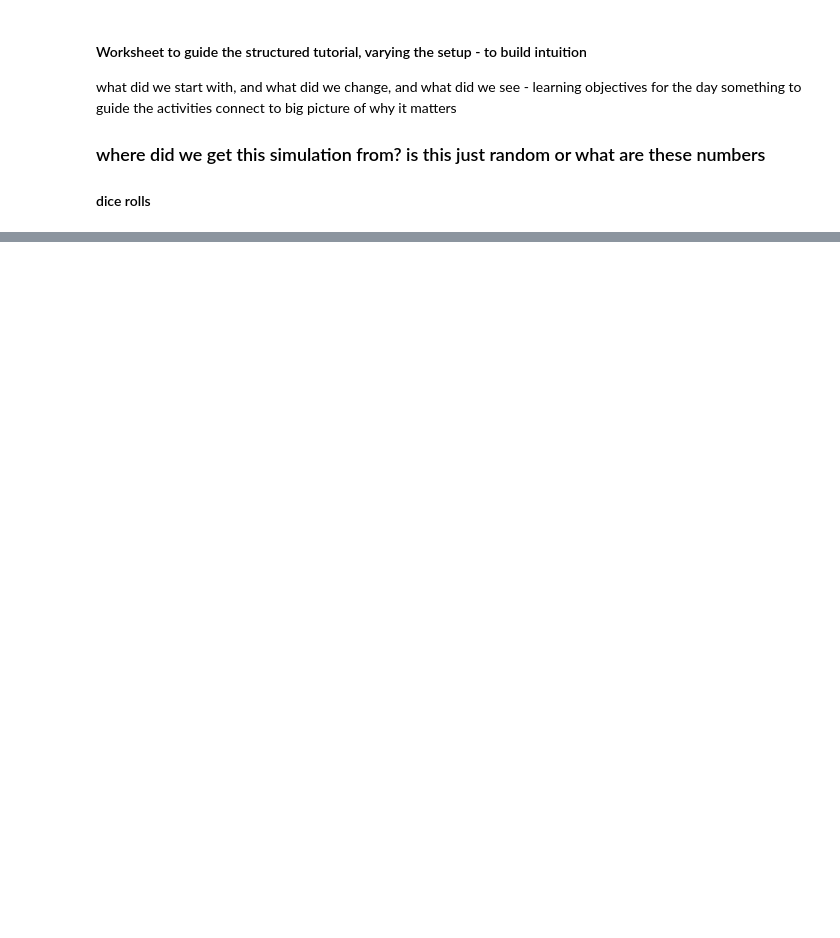
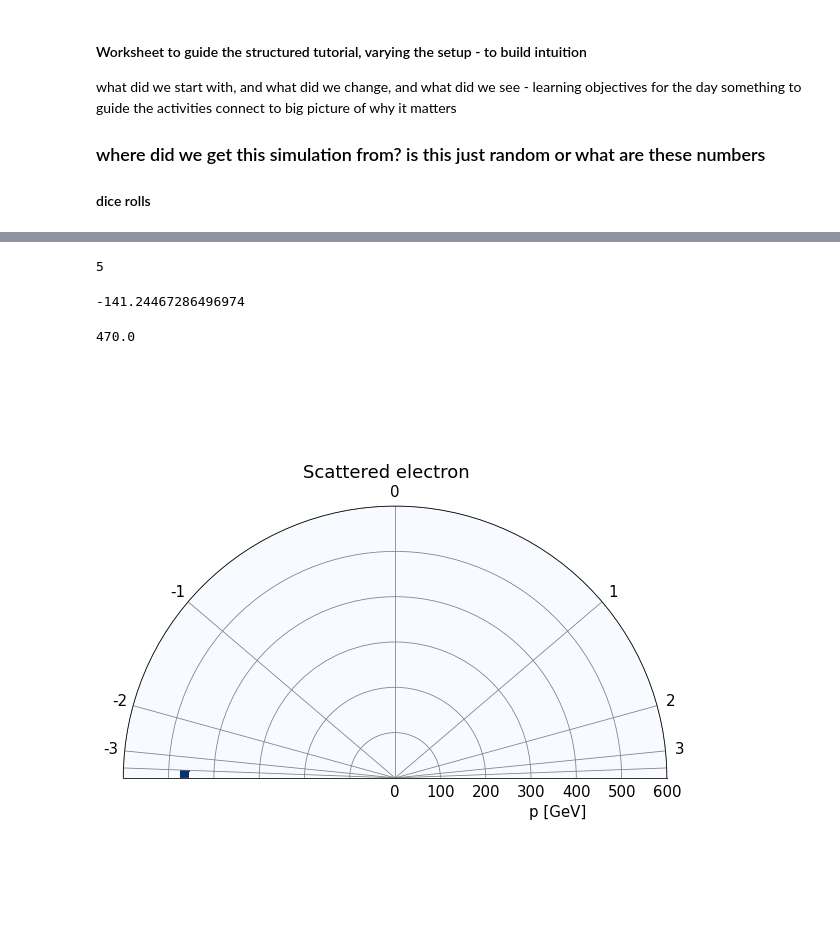
Before and after one commit to rkunnawa/Yale_Pathways, a Jupyter notebook: Day1_Introduction_pythia_ep_event.ipynb, the cells around one changed output, grey strips where cells are left out. Saved outputs shown, nothing was run; the diff lists cells and outputs as text; code cells hidden in the pictures; blank space fills up the shorter version.

```diff
--- a/Day1_Introduction_pythia_ep_event.ipynb
+++ b/Day1_Introduction_pythia_ep_event.ipynb
@@ -220,0 +209,9 @@ plt.hist(scattered_pT)
+# %%
+# check struck quark index in pythia event
+counter = 0
+for particle in pythia.event:
+    if (particle.status() == -23 and particle.id() != 11):
+        print(counter)
+    counter += 1
+# %% [output]
+5
@@ -220,0 +223,35 @@ plt.hist(scattered_pT)
+# %%
+photon.m2Calc() # check Q2
+# %% [output]
+-141.24467286496974
+# %%
+radii = [0, 100, 200, 300, 400, 500, 600]
+r_labels = ['$0$','$100$','$200$','$300$','$400$','$500$','$600$']
+angles = [0, 2.09858297, 5.70047087, 15.4146268, 40.3950626, 90, 139.604937421, 164.585373193, 174.299529125, 177.90141703, 180]
+eta_labels=['','','3','2','1','0','-1','-2','-3','','']
+nr = 600
+ntheta = 90
+# %%
+fig = plt.figure(figsize=(10,10))
+plt.rcParams['font.size'] = '15'
+
+ax1 = fig.add_subplot(111, polar=True)
+
+r_edges = np.linspace(0, nr, 30)
+theta_edges = np.linspace(0, np.pi, ntheta + 1)
+H_e = plt.hist2d([Event_Particles.iloc[0]['momentum']], [Event_Particles.iloc[0]['theta']], [r_edges, theta_edges])[0]
+ax1.cla()
+
+Theta, R = np.meshgrid(theta_edges, r_edges)
+im_e = ax1.pcolormesh(Theta, R, H_e, cmap='Blues')
+ax1.set_thetagrids(angles, labels=eta_labels, fontsize=15)
+ax1.set_xlabel('p [GeV]')
+ax1.xaxis.set_label_coords(0.8, 0.2)
+ax1.grid(color='grey')
+im_e.set_clim(0,1)
+ax1.set_thetamax(180)
+fig.suptitle('Scattered electron', y=0.75)
+print(Event_Particles.iloc[0]['momentum'])
+# %% [output]
+470.0
+[figure, added]
```
Also changed, not shown: parts of 22 cells of this notebook.
